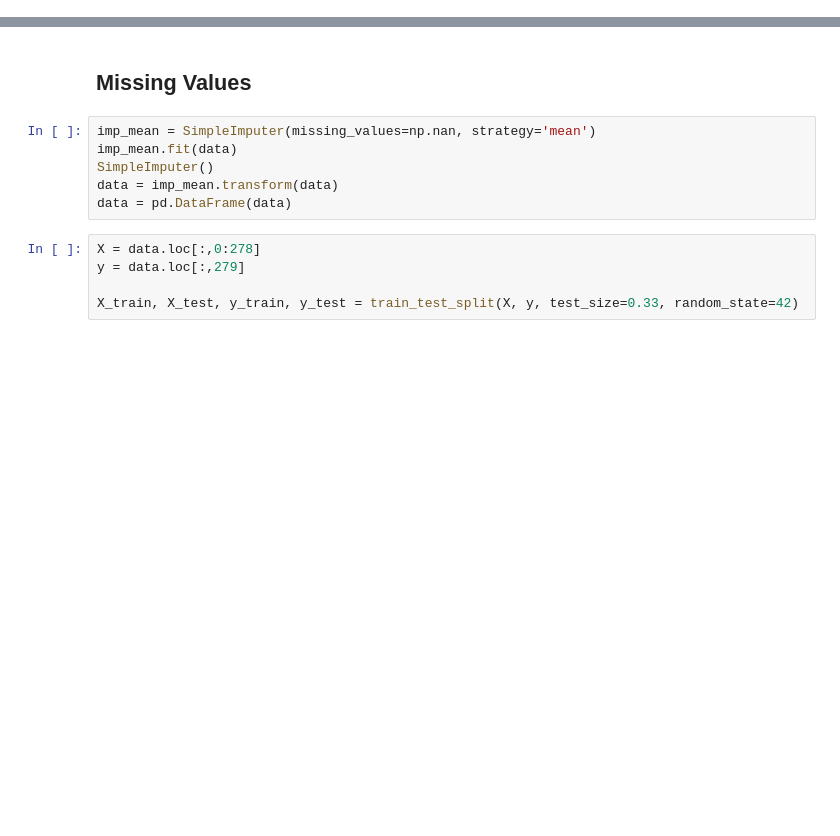
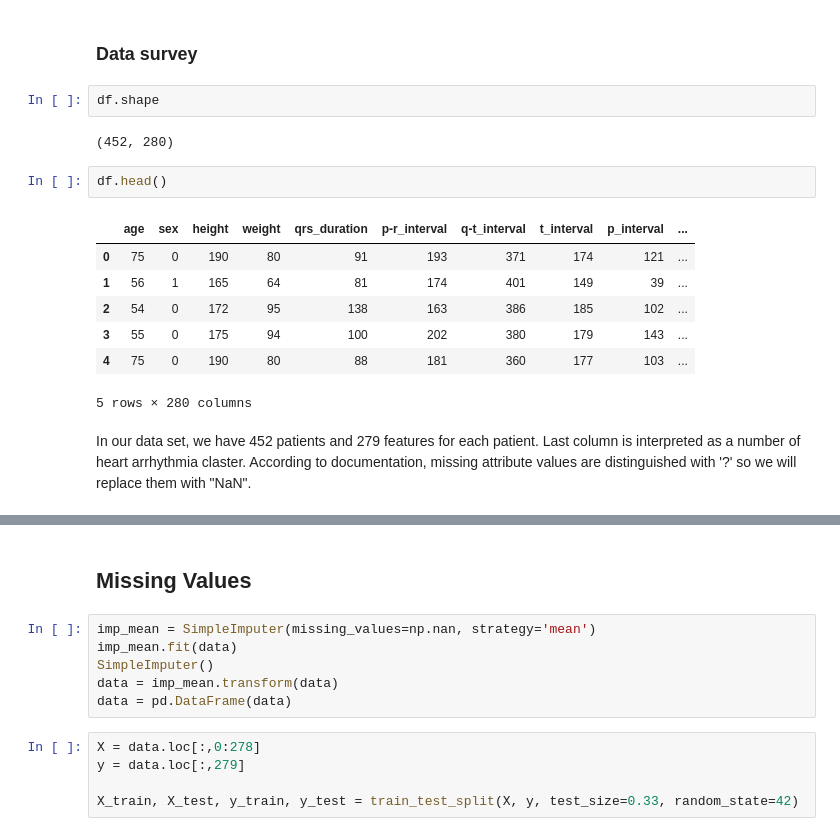
Before and after one commit to anaterovic/UZOP, a Jupyter notebook: code.ipynb, the cells around one changed output, grey strips where cells are left out. Saved outputs shown, nothing was run; the diff lists cells and outputs as text; blank space fills up the shorter version.

```diff
--- a/code.ipynb
+++ b/code.ipynb
@@ -33,3 +37,21 @@ with open("arrhythmia.names") as f:
        14             Left ventricule hypertrophy                   4
        15             Atrial Fibrillation or Flutter                5
        16             Others                                       22
+# %% [markdown]
+### Data survey
+# %%
+df.shape
+# %% [output]
+(452, 280)
+# %%
+df.head()
+# %% [output]
+|  | age | sex | height | weight | qrs_duration | p-r_interval | q-t_interval | t_interval | p_interval | ... |
+| 0 | 75 | 0 | 190 | 80 | 91 | 193 | 371 | 174 | 121 | ... |
+| 1 | 56 | 1 | 165 | 64 | 81 | 174 | 401 | 149 | 39 | ... |
+| 2 | 54 | 0 | 172 | 95 | 138 | 163 | 386 | 185 | 102 | ... |
+| 3 | 55 | 0 | 175 | 94 | 100 | 202 | 380 | 179 | 143 | ... |
+| 4 | 75 | 0 | 190 | 80 | 88 | 181 | 360 | 177 | 103 | ... |
+5 rows × 280 columns
+# %% [markdown]
+In our data set, we have 452 patients and 279 features for each patient. Last column is interpreted as a number of heart arrhythmia claster. According to documentation, missing attribute values are distinguished with '?' so we will replace them with "NaN".
```
Also changed, not shown: parts of 20 cells of this notebook, 1 other file.
